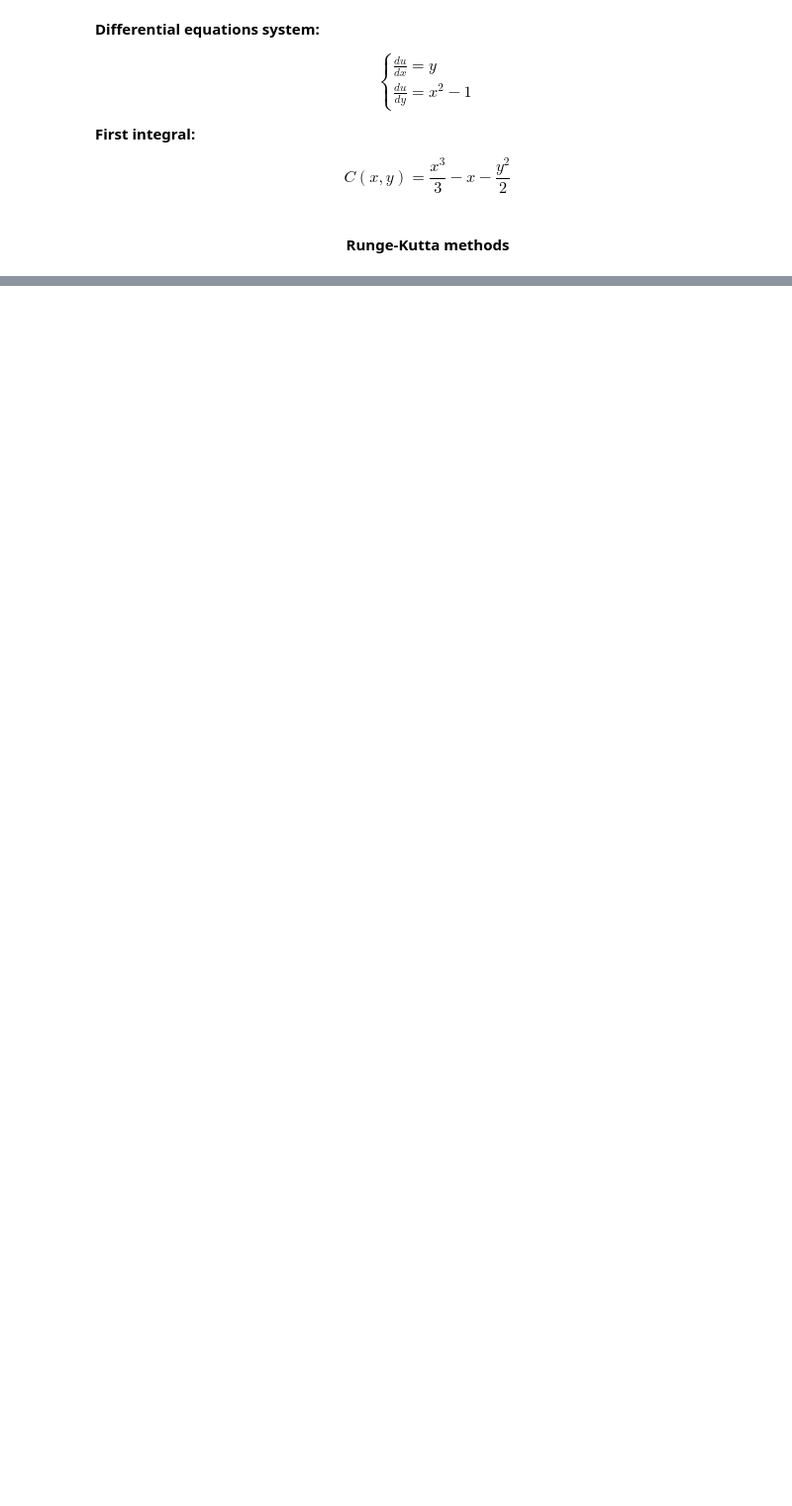
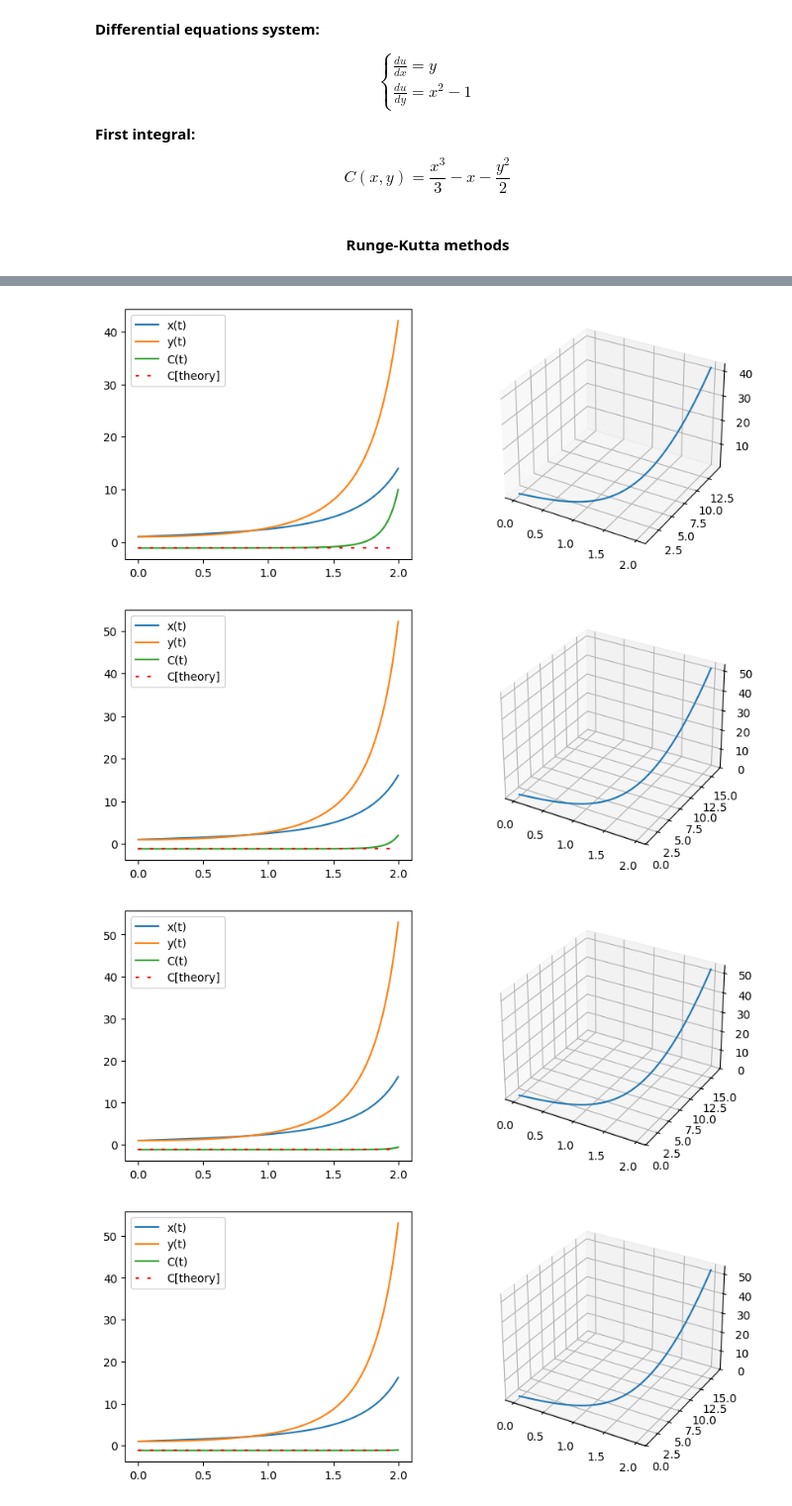
Before and after one commit to VoyakaGOD/computational-mathematics, a Jupyter notebook: non-stiff-ODE-systems.ipynb, the cells around one changed output, grey strips where cells are left out. Shown at 99% size. Cells and saved outputs as stored; diff of their text form; code cells hidden in the pictures; blank space fills up the shorter version.

Commit message:
non-stiff-ODE-systems: Adams methods

```diff
--- a/non-stiff-ODE-systems.ipynb
+++ b/non-stiff-ODE-systems.ipynb
@@ -50,0 +53,13 @@ show_result(ts, RungeKuttaMethods.explicit_4_order(f, u0, h, N), C)
+# %%
+# starting points
+sp = RungeKuttaMethods.explicit_4_order(f, u0, h, 3)
+
+show_result(ts, AdamsMethods.explicit_1_order(f, [u0], h, N), C)
+show_result(ts, AdamsMethods.explicit_2_order(f, sp[:2], h, N), C)
+show_result(ts, AdamsMethods.explicit_3_order(f, sp[:3], h, N), C)
+show_result(ts, AdamsMethods.explicit_4_order(f, sp, h, N), C)
+# %% [output]
+[figure, added]
+[figure, added]
+[figure, added]
+[figure, added]
```
Also changed, not shown: parts of 3 cells of this notebook, 2 other files.
